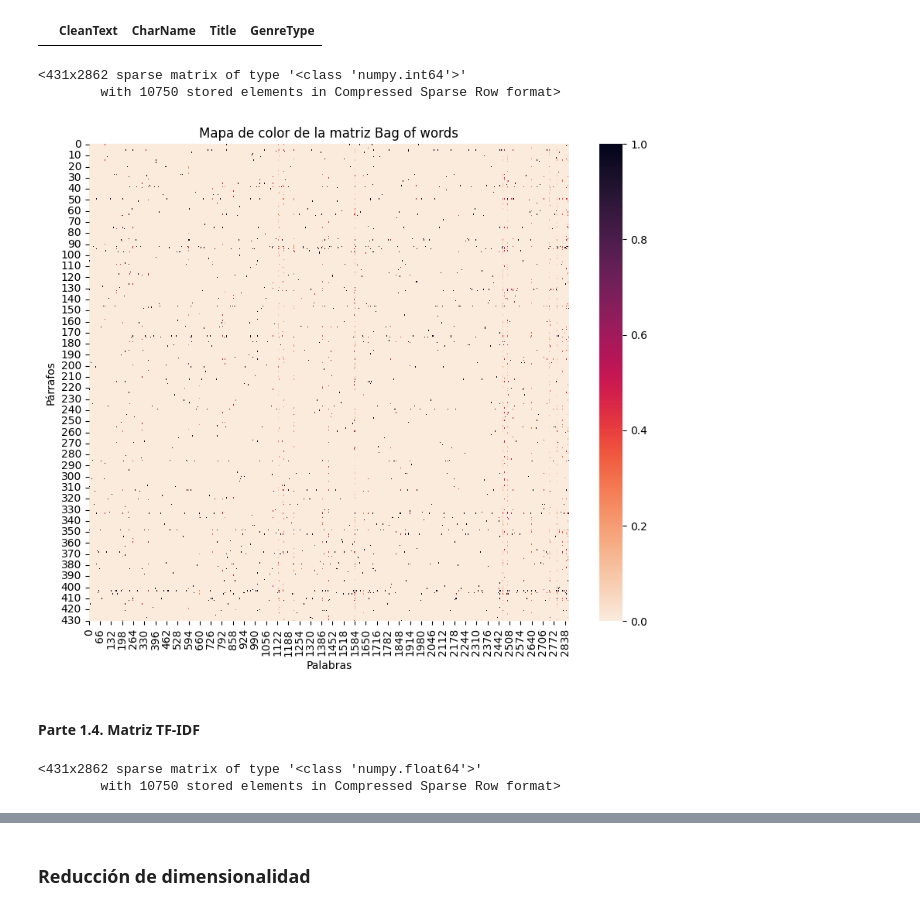
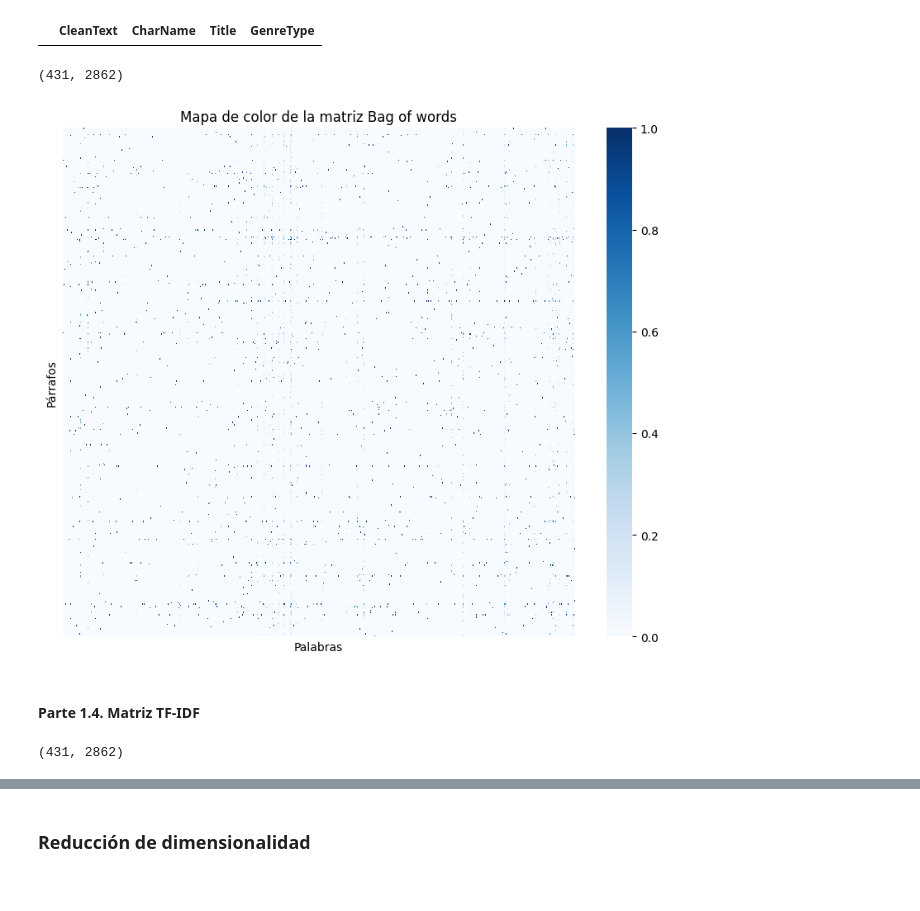
Before and after one commit to lupish/introcd_grupo_17, a Jupyter notebook: Tarea_2/shakespeare_tarea_2.ipynb, the cells around one changed output, grey strips where cells are left out. Cells and saved outputs as stored; diff of their text form; code cells hidden in the pictures.

```diff
--- a/Tarea_2/shakespeare_tarea_2.ipynb
+++ b/Tarea_2/shakespeare_tarea_2.ipynb
@@ -333,35 +308,47 @@ df_dataset[df_dataset['CleanText'].isnull()]
 # Parte 1.3. Transforme el texto de entrenamiento en la representacion de bag or words
 count_vect = CountVectorizer(stop_words=None, ngram_range=(1,1))
 X_train_counts = count_vect.fit_transform(X_train)
-X_train_counts # frecuencia de cada palabra del conjunto de entrenamiento
+X_train_counts.shape # frecuencia de cada palabra del conjunto de entrenamiento
 # Fila = párrafo de la obra, la cantidad de filas es len(X_train)
 # Columna = palabra, la cantidad de columnas es la cantidad de palabras unicas en X_train
-# Celda = cantidad de veces que aparece la palabra en el párrafo
+# Valor = cantidad de veces que aparece la palabra en el párrafo
 # La matriz es dispersa porque tenemos muchas celdas en cero ya que hay muchas mas palabras que parrafos, y seguro son muchas las palabras que no estan en un parrafo
 # %% [output]
-<431x2862 sparse matrix of type '<class 'numpy.int64'>'
-        with 10750 stored elements in Compressed Sparse Row format>
+(431, 2862)
 # %%
 # graficar la matriz de bag of words
 
 # normalizar los valores de la matriz
 dense_matrix = X_train_counts.toarray()
 scaler = MinMaxScaler()
 normalized_matrix = scaler.fit_transform(dense_matrix)
 
 # heatmap
-plt.figure(figsize=(10, 8))
-cmap = sb.color_palette("rocket_r", as_cmap=True)
+plt.figure(figsize=(10, 8), )
+cmap = sb.color_palette("Blues", as_cmap=True)
 sb.heatmap(normalized_matrix, cmap=cmap)
 
 plt.title("Mapa de color de la matriz Bag of words")
 plt.xlabel("Palabras")
 plt.ylabel("Párrafos")
+plt.tick_params(
+    axis="x",
+    which="both",
+    bottom = False,
+    labelbottom = False
+)
+
+plt.tick_params(
+    axis="y",
+    which="both",
+    left = False,
+    labelleft = False
+)
 
 # Mostrar el mapa de calor
 plt.show()
 # %% [output]
-[figure, old version]
+[figure, new version]
 # %% [markdown]
 #### Parte 1.4. Matriz TF-IDF
 # %%
@@ -369,13 +356,12 @@ plt.show()
 
 tf_idf = TfidfTransformer(use_idf=False)
 X_train_tf = tf_idf.fit_transform(X_train_counts)
-X_train_tf # matriz TF-IDF
+X_train_tf.shape # matriz TF-IDF
 # Fila = párrafo de la obra, la cantidad de filas es len(X_train)
 # Columna = palabra, la cantidad de columnas es la cantidad de palabras unicas en X_train
-# Celda = importancia relativa de la palabra en el párrafo, considerando su frecuencia de aparición en el párrafo y como su relevancia en el contexto general
+# Valor = importancia relativa de la palabra en el párrafo, considerando su frecuencia de aparición en el párrafo y como su relevancia en el contexto general
 # %% [output]
-<431x2862 sparse matrix of type '<class 'numpy.float64'>'
-        with 10750 stored elements in Compressed Sparse Row format>
+(431, 2862)
 # %%
 # graficar la matriz de TF-IDF
 
```
Also changed, not shown: parts of 13 cells of this notebook.
